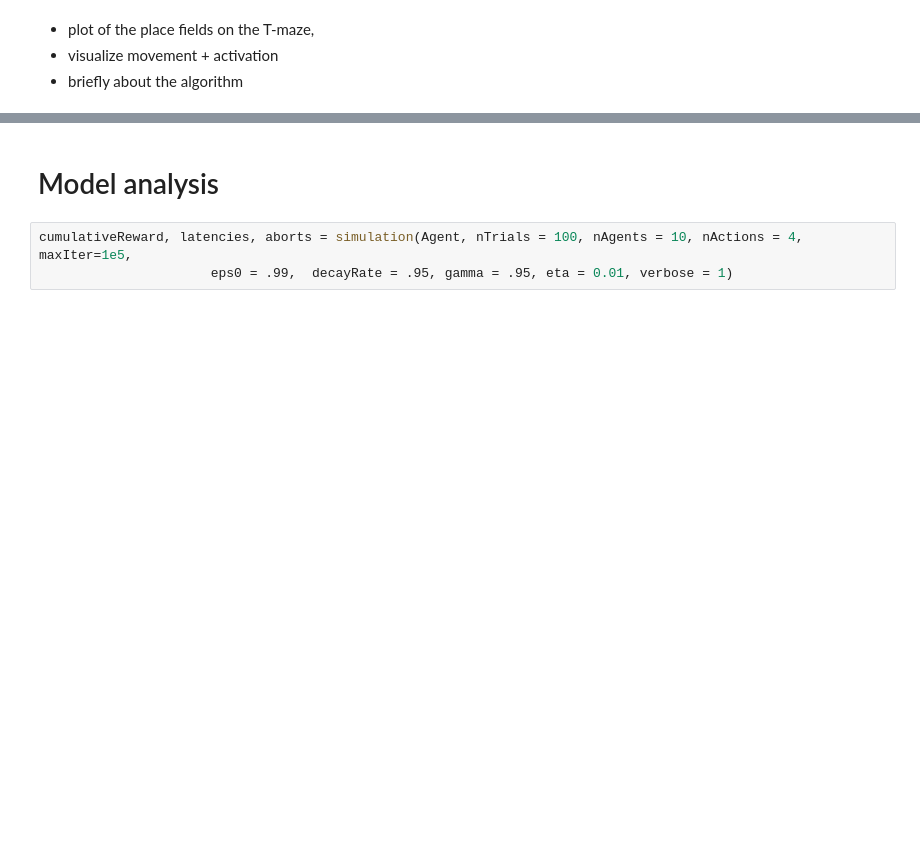
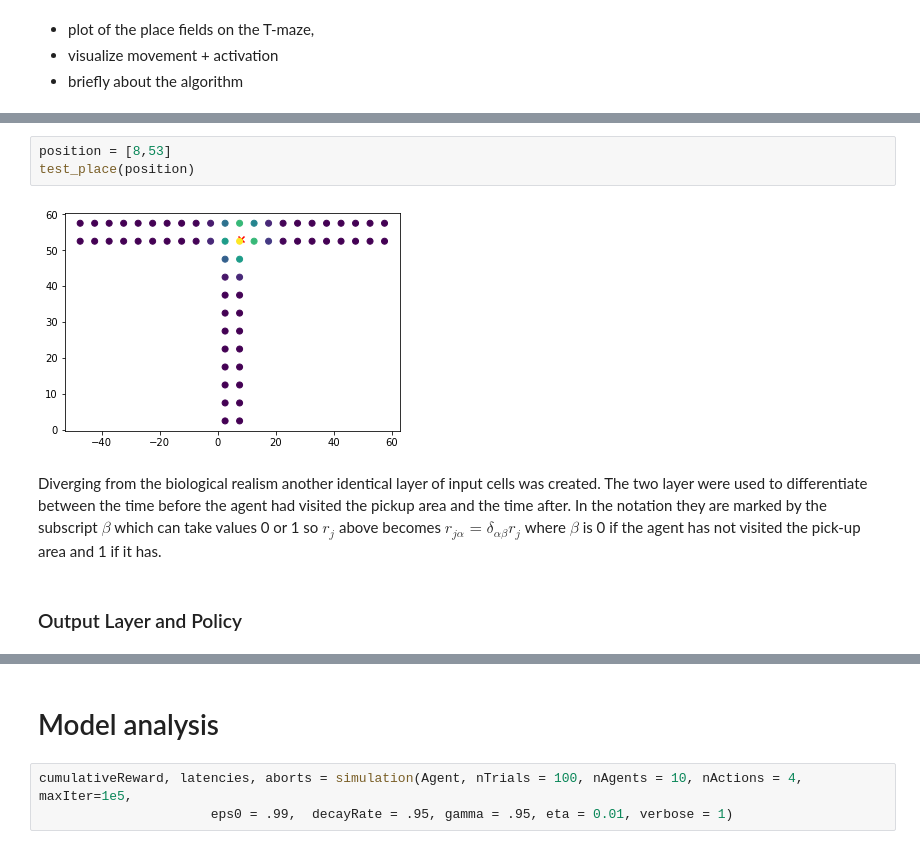
Before and after one commit to imLew/MHBF-project, a Jupyter notebook: RL-miniproject-report.ipynb, the cells around one changed output, grey strips where cells are left out. Drawn from its saved outputs; the diff is of its cells as text; blank space fills up the shorter version.

```diff
--- a/RL-miniproject-report.ipynb
+++ b/RL-miniproject-report.ipynb
@@ -19,0 +51,9 @@ The autoreload extension is already loaded. To reload it, use:
+# %%
+position = [8,53]
+test_place(position)
+# %% [output]
+[figure, added]
+# %% [markdown]
+Diverging from the biological realism another identical layer of input cells was created. The two layer were used to differentiate between the time before the agent had visited the pickup area and the time after. In the notation they are marked by the subscript $\beta$ which can take values 0 or 1 so $r_j$ above becomes $r_{j \alpha} = \delta_{\alpha \beta} r_j$ where $\beta$ is 0 if the agent has not visited the pick-up area and 1 if it has.
+# %% [markdown]
+### Output Layer and Policy
```
Also changed, not shown: parts of 12 cells of this notebook.
